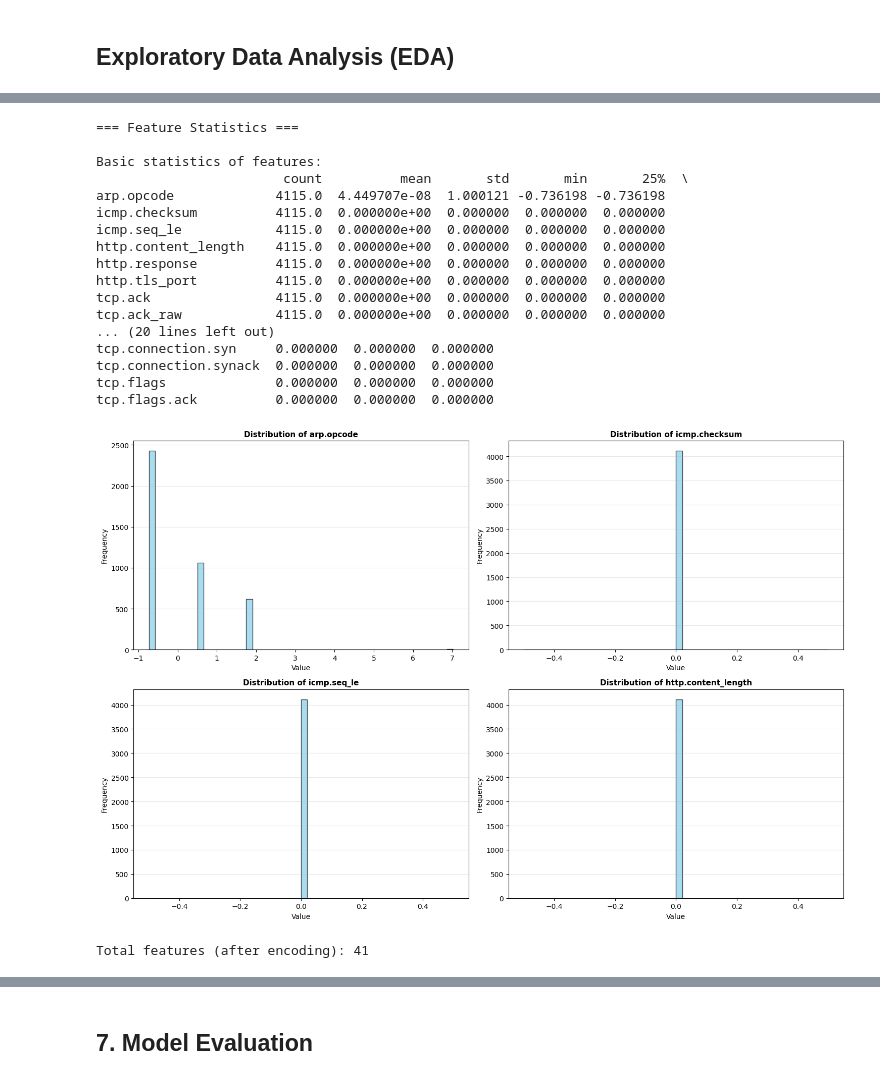
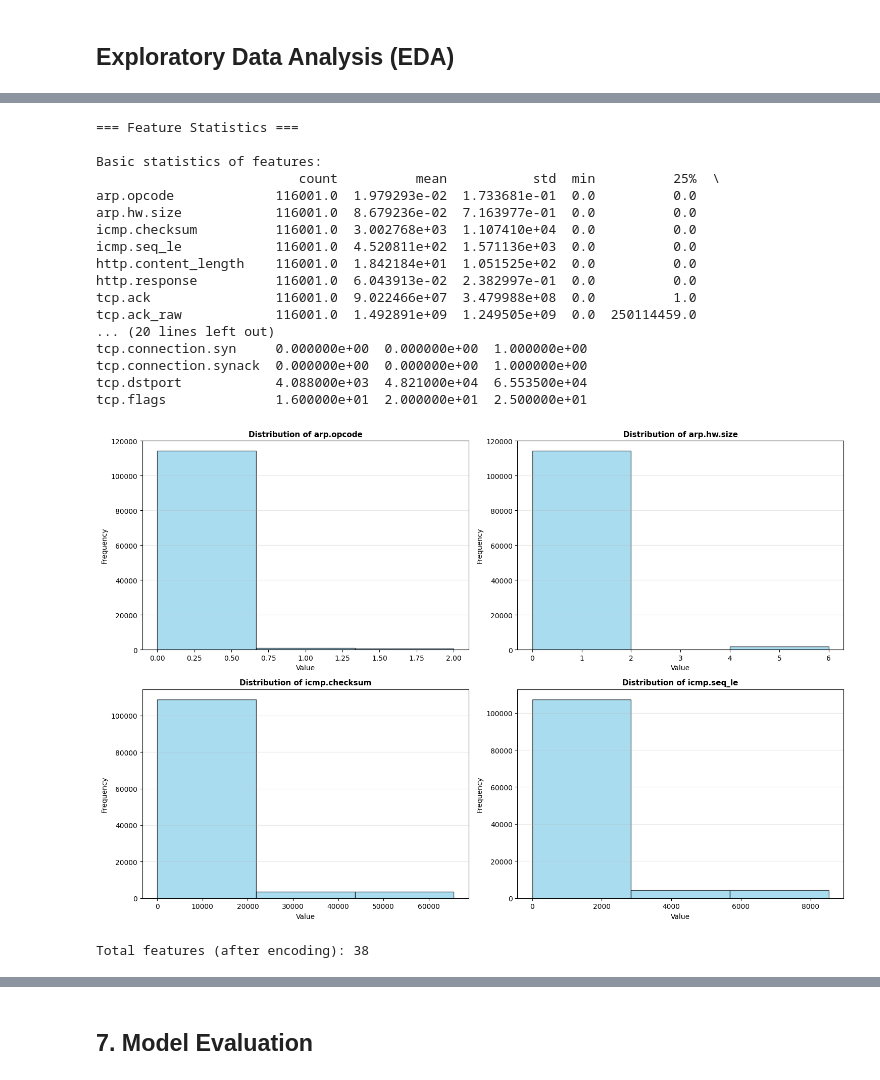
Before and after one commit to mohib988/Ml-project-Intruction-Detection, a Jupyter notebook: lstm_attack_timeseries.ipynb, the cells around one changed output, grey strips where cells are left out. Cells and saved outputs as stored; diff of their text form; code cells hidden in the pictures.

Commit message:
added network attack with stream lit

```diff
--- a/lstm_attack_timeseries.ipynb
+++ b/lstm_attack_timeseries.ipynb
@@ -208,8 +232,8 @@ numerical_cols = df_combined.select_dtypes(include=['int64', 'float64']).columns
 # Remove columns that shouldn't be encoded
 if 'frame.time' in categorical_cols:
     categorical_cols.remove('frame.time')
-if 'ip.src_host' in categorical_cols:
-    categorical_cols.remove('ip.src_host')
+if 'ip.dst_host' in categorical_cols:
+    categorical_cols.remove('ip.dst_host')
 if 'Attack_type' in categorical_cols:
     categorical_cols.remove('Attack_type')
 if 'Attack_label' in categorical_cols:
@@ -243,7 +265,7 @@ Total columns after encoding: 45
 # Sort by source IP and time (for time series)
 print("Sorting data by IP and time...")
 df_combined['frame.time'] = pd.to_datetime(df_combined['frame.time'], errors='coerce')
-df_combined = df_combined.sort_values(['ip.src_host', 'frame.time']).reset_index(drop=True)
+df_combined = df_combined.sort_values(['ip.dst_host', 'frame.time']).reset_index(drop=True)
 
 print(f"Dataset shape: {df_combined.shape}")
 print(f"Date range: {df_combined['frame.time'].min()} to {df_combined['frame.time'].max()}")
@@ -254,6 +276,6 @@ Date range: 2021-01-01 00:00:06.541715 to 2022-01-01 00:48:15.953530
 # %%
 # Define feature columns (exclude temporal and meta columns)
-exclude_cols = ['frame.time', 'ip.src_host', 'Attack_type', 'Attack_label']
+exclude_cols = ['frame.time', 'ip.dst_host', 'Attack_type', 'Attack_label']
 feature_cols = [col for col in df_combined.columns if col not in exclude_cols]
 
 print(f"Feature columns for scaling: {len(feature_cols)}")
@@ -333,16 +329,12 @@ fig, axes = plt.subplots(2, 4, figsize=(18, 8))
 
 for idx, col in enumerate(comparison_cols):
     # StandardScaler distributions
-    axes[0, idx].hist(df_scaled[col], bins=50, color='skyblue', edgecolor='black', alpha=0.7)
+    axes[0, idx].hist(df_combined[col], bins=2, color='skyblue', edgecolor='black', alpha=0.7)
     axes[0, idx].set_title(f'StandardScaler: {col}', fontsize=10, fontweight='bold')
     axes[0, idx].set_ylabel('Frequency')
     axes[0, idx].grid(axis='y', alpha=0.3)
 
-    # MinMaxScaler distributions
-    axes[1, idx].hist(df_scaled_minmax[col], bins=50, color='lightcoral', edgecolor='black', alpha=0.7)
-    axes[1, idx].set_title(f'MinMaxScaler: {col}', fontsize=10, fontweight='bold')
-    axes[1, idx].set_ylabel('Frequency')
-    axes[1, idx].grid(axis='y', alpha=0.3)
+
 
 plt.tight_layout()
 plt.show()
@@ -350,18 +342,13 @@ plt.show()
 # Statistics comparison
 print("Feature Statistics Comparison:\n")
 print("StandardScaler (mean≈0, std≈1):")
-print(f"  Mean: {df_scaled[feature_cols].mean().mean():.6f}")
-print(f"  Std:  {df_scaled[feature_cols].std().mean():.6f}")
-print(f"  Min:  {df_scaled[feature_cols].min().min():.6f}")
-print(f"  Max:  {df_scaled[feature_cols].max().max():.6f}")
+print(f"  Mean: {df_combined[feature_cols].mean().mean():.6f}")
+print(f"  Std:  {df_combined[feature_cols].std().mean():.6f}")
+print(f"  Min:  {df_combined[feature_cols].min().min():.6f}")
+print(f"  Max:  {df_combined[feature_cols].max().max():.6f}")
 
-print("\nMinMaxScaler (range [0, 1]):")
-print(f"  Mean: {df_scaled_minmax[feature_cols].mean().mean():.6f}")
-print(f"  Std:  {df_scaled_minmax[feature_cols].std().mean():.6f}")
-print(f"  Min:  {df_scaled_minmax[feature_cols].min().min():.6f}")
-print(f"  Max:  {df_scaled_minmax[feature_cols].max().max():.6f}")
 
 print("\n📌 Note: StandardScaler is used for LSTM (default)")
-print("   To use MinMaxScaler, replace 'df_scaled' with 'df_scaled_minmax' in sequence creation")
+print("   To use MinMaxScaler, replace 'df_combined' with 'df_scaled_minmax' in sequence creation")
 # %% [output]
 === Scaling Methods Comparison ===
@@ -433,41 +416,41 @@ Attack types: 11
 # %%
 # 2. Feature Statistics
 print("=== Feature Statistics ===\n")
 print("Basic statistics of features:")
-print(df_scaled[feature_cols].describe().T.head(15))  # Show first 15 features
+print(df_combined[feature_cols].describe().T.head(15))  # Show first 15 features
 
 fig, axes = plt.subplots(2, 2, figsize=(15, 10))
 
 # Distribution of first 4 features
 for idx, col in enumerate(feature_cols[:4]):
     ax = axes[idx // 2, idx % 2]
-    ax.hist(df_scaled[col], bins=50, color='skyblue', edgecolor='black', alpha=0.7)
+    ax.hist(df_combined[col], bins=3, color='skyblue', edgecolor='black', alpha=0.7)
     ax.set_title(f'Distribution of {col}', fontsize=11, fontweight='bold')
     ax.set_xlabel('Value')
     ax.set_ylabel('Frequency')
     ax.grid(axis='y', alpha=0.3)
 
 plt.tight_layout()
 plt.show()
 
 print(f"\nTotal features (after encoding): {len(feature_cols)}")
 # %% [output]
 === Feature Statistics ===
 
 Basic statistics of features:
-                        count          mean       std       min       25%  \
-arp.opcode             4115.0  4.449707e-08  1.000121 -0.736198 -0.736198
-icmp.checksum          4115.0  0.000000e+00  0.000000  0.000000  0.000000
-icmp.seq_le            4115.0  0.000000e+00  0.000000  0.000000  0.000000
-http.content_length    4115.0  0.000000e+00  0.000000  0.000000  0.000000
-http.response          4115.0  0.000000e+00  0.000000  0.000000  0.000000
-http.tls_port          4115.0  0.000000e+00  0.000000  0.000000  0.000000
-tcp.ack                4115.0  0.000000e+00  0.000000  0.000000  0.000000
-tcp.ack_raw            4115.0  0.000000e+00  0.000000  0.000000  0.000000
+                          count          mean           std  min          25%  \
+arp.opcode             116001.0  1.979293e-02  1.733681e-01  0.0          0.0
+arp.hw.size            116001.0  8.679236e-02  7.163977e-01  0.0          0.0
+icmp.checksum          116001.0  3.002768e+03  1.107410e+04  0.0          0.0
+icmp.seq_le            116001.0  4.520811e+02  1.571136e+03  0.0          0.0
+http.content_length    116001.0  1.842184e+01  1.051525e+02  0.0          0.0
+http.response          116001.0  6.043913e-02  2.382997e-01  0.0          0.0
+tcp.ack                116001.0  9.022466e+07  3.479988e+08  0.0          1.0
+tcp.ack_raw            116001.0  1.492891e+09  1.249505e+09  0.0  250114459.0
 ... (20 lines left out)
-tcp.connection.syn     0.000000  0.000000  0.000000
-tcp.connection.synack  0.000000  0.000000  0.000000
-tcp.flags              0.000000  0.000000  0.000000
-tcp.flags.ack          0.000000  0.000000  0.000000
+tcp.connection.syn     0.000000e+00  0.000000e+00  1.000000e+00
+tcp.connection.synack  0.000000e+00  0.000000e+00  1.000000e+00
+tcp.dstport            4.088000e+03  4.821000e+04  6.553500e+04
+tcp.flags              1.600000e+01  2.000000e+01  2.500000e+01
-[figure, old version]
+[figure, new version]
-Total features (after encoding): 41
+Total features (after encoding): 38
```
Also changed, not shown: parts of 35 cells of this notebook, 19 other files.
